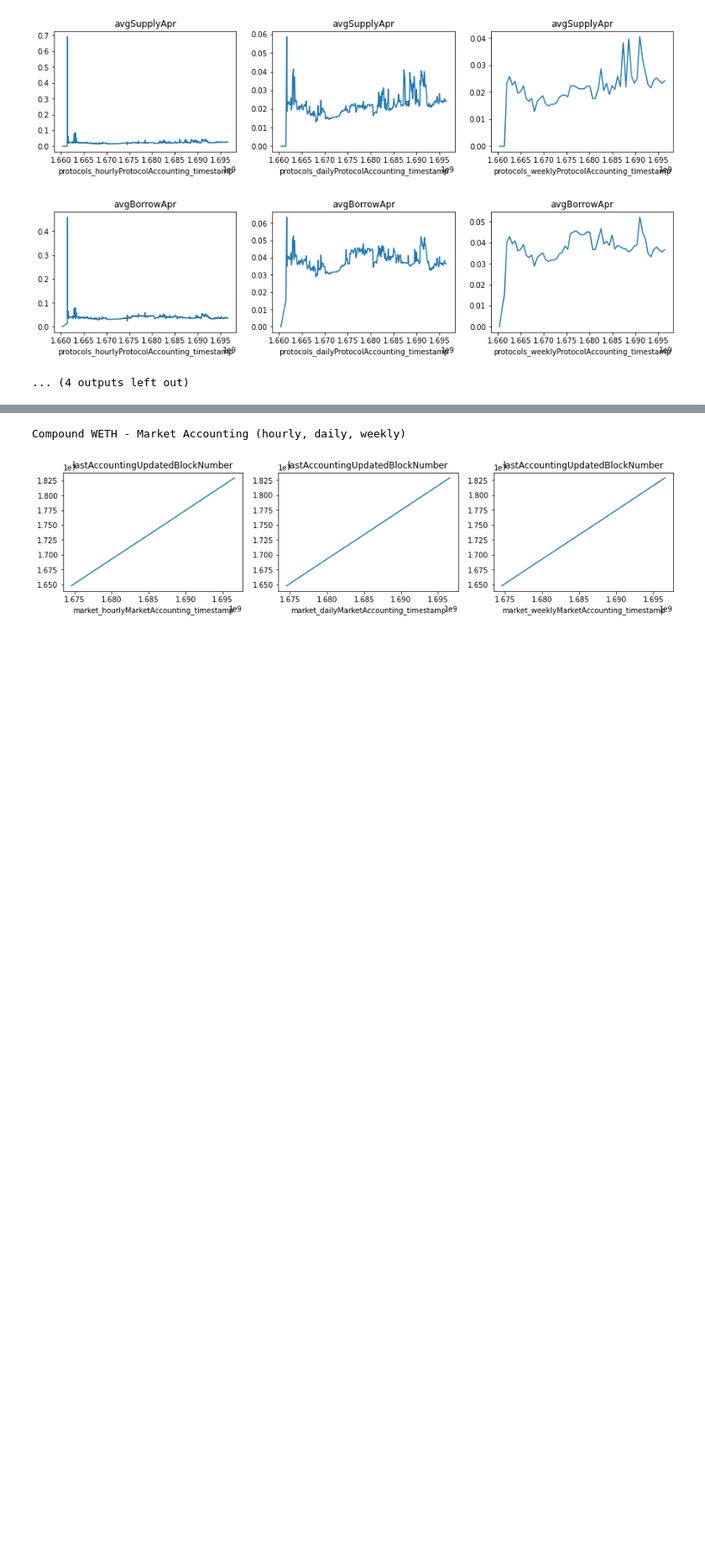
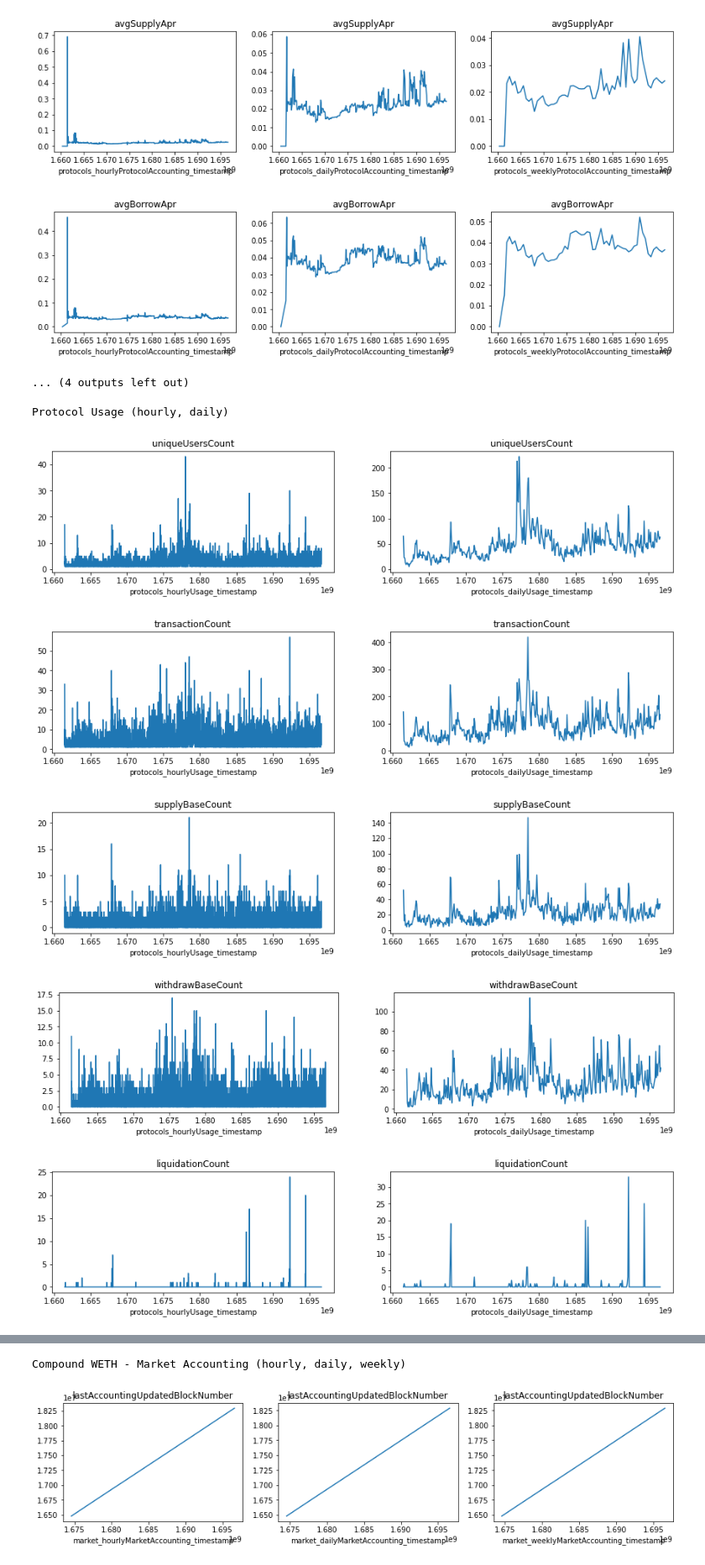
Before and after one commit to papercliplabs/compound-v3-subgraph, a Jupyter notebook: validation/validation.ipynb, the cells around one changed output, grey strips where cells are left out. Shown at 84% size. Cells and saved outputs as stored; diff of their text form; code cells hidden in the pictures; blank space fills up the shorter version.

```diff
--- a/validation/validation.ipynb
+++ b/validation/validation.ipynb
@@ -334,3 +335,22 @@ Protocol Accounting (hourly, daily, weekly)
 [figure]
 [figure]
 ... (4 outputs left out)
+# %%
+# Protocol historical usage
+
+hourly = comp_v3.Query.protocols.hourlyUsage(orderBy="timestamp", first=100000000)
+daily = comp_v3.Query.protocols.dailyUsage(orderBy="timestamp", first=100000000)
+
+hourly_df = sg.query_df([hourly.timestamp, hourly.usage], concat=True)
+daily_df = sg.query_df([daily.timestamp, daily.usage], concat=True)
+
+# display(hourly_df)
+
+plot_all([hourly_df, daily_df], ["protocols_hourlyUsage_timestamp", "protocols_dailyUsage_timestamp"], "Protocol Usage (hourly, daily)")
+# %% [output]
+Protocol Usage (hourly, daily)
+[figure, added]
+[figure, added]
+[figure, added]
+[figure, added]
+[figure, added]
```
Also changed, not shown: parts of 7 cells of this notebook, 1 other file.
